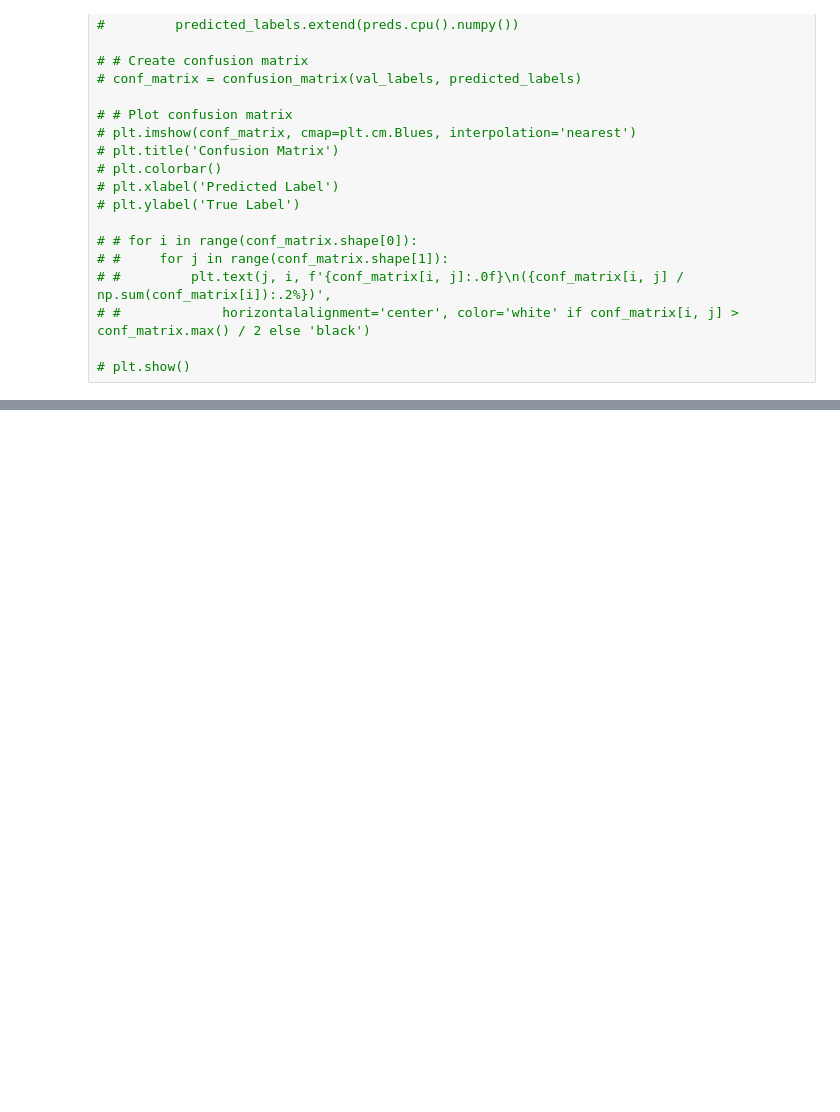
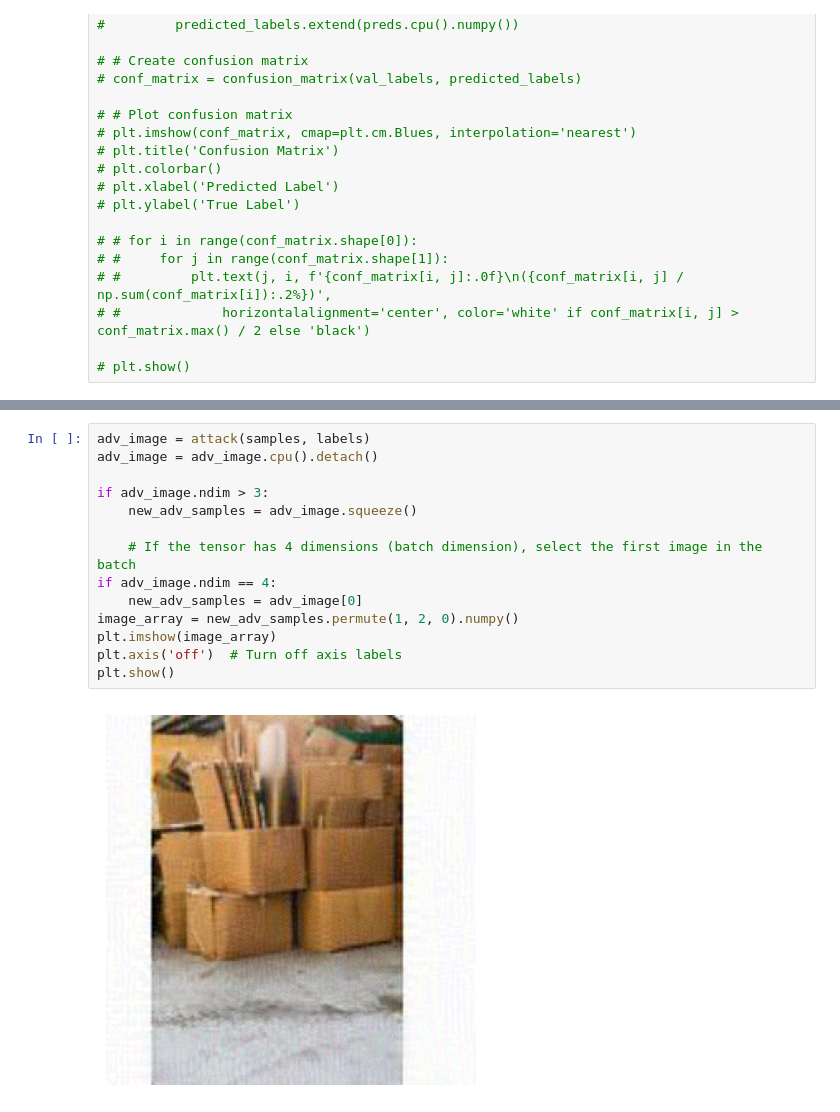
Before and after one commit to SchadenKai/Trashbox-ARD, a Jupyter notebook: EvaluateModel copy.ipynb, the cells around one changed output, grey strips where cells are left out. Saved outputs shown, nothing was run; the diff lists cells and outputs as text; blank space fills up the shorter version.

```diff
--- a/EvaluateModel copy.ipynb
+++ b/EvaluateModel copy.ipynb
@@ -241,3 +320,19 @@ adversary = torchattacks.PGD(model, eps=epsilon, alpha=alpha, steps=k)
+# %%
+adv_image = attack(samples, labels)
+adv_image = adv_image.cpu().detach()
+
+if adv_image.ndim > 3:
+    new_adv_samples = adv_image.squeeze()
+
+    # If the tensor has 4 dimensions (batch dimension), select the first image in the batch
+if adv_image.ndim == 4:
+    new_adv_samples = adv_image[0]
+image_array = new_adv_samples.permute(1, 2, 0).numpy()
+plt.imshow(image_array)
+plt.axis('off')  # Turn off axis labels
+plt.show()
+# %% [output]
+[figure, added]
 # %%
 import torch
 import torch.nn as nn
```
Also changed, not shown: parts of 11 cells of this notebook, 6 other files.
